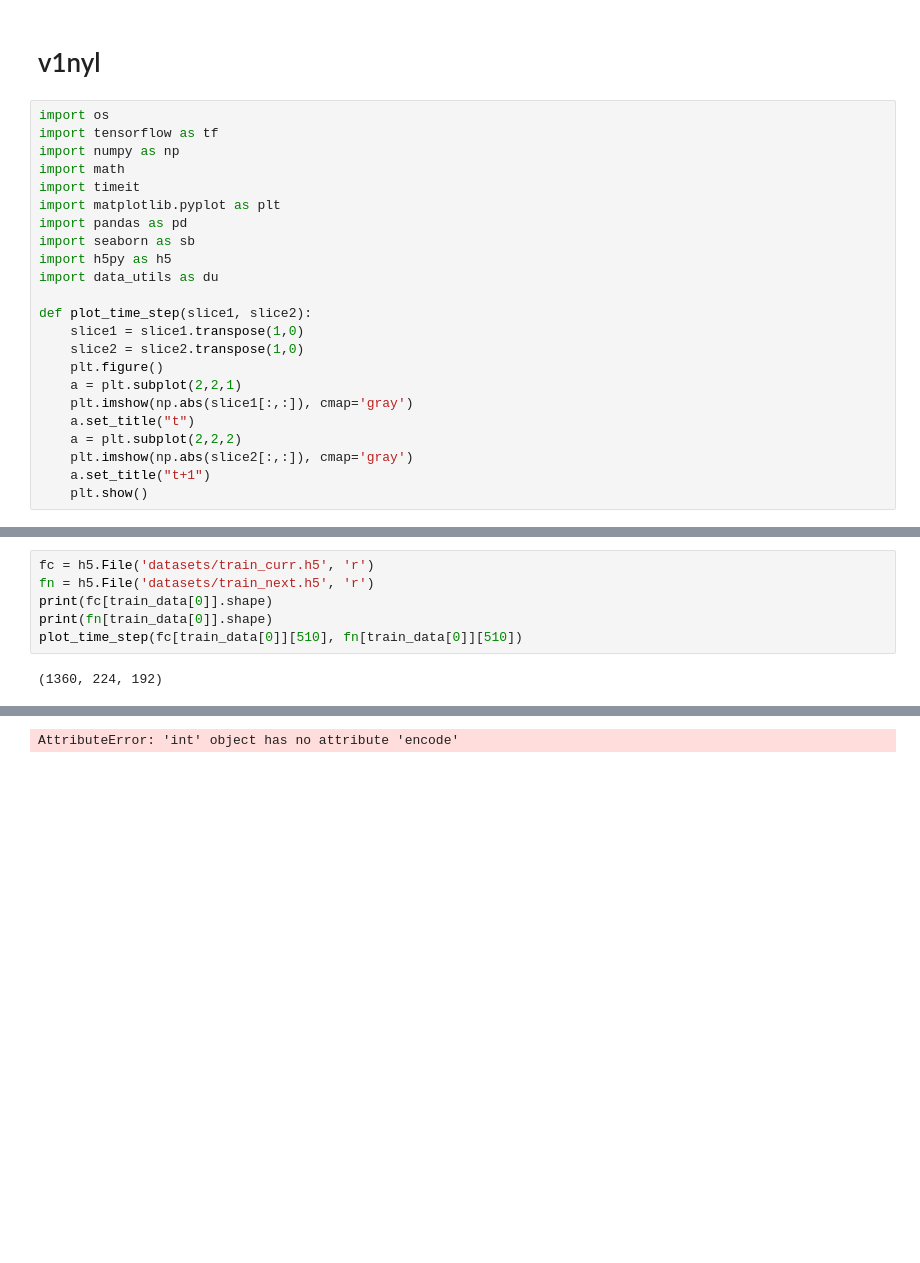
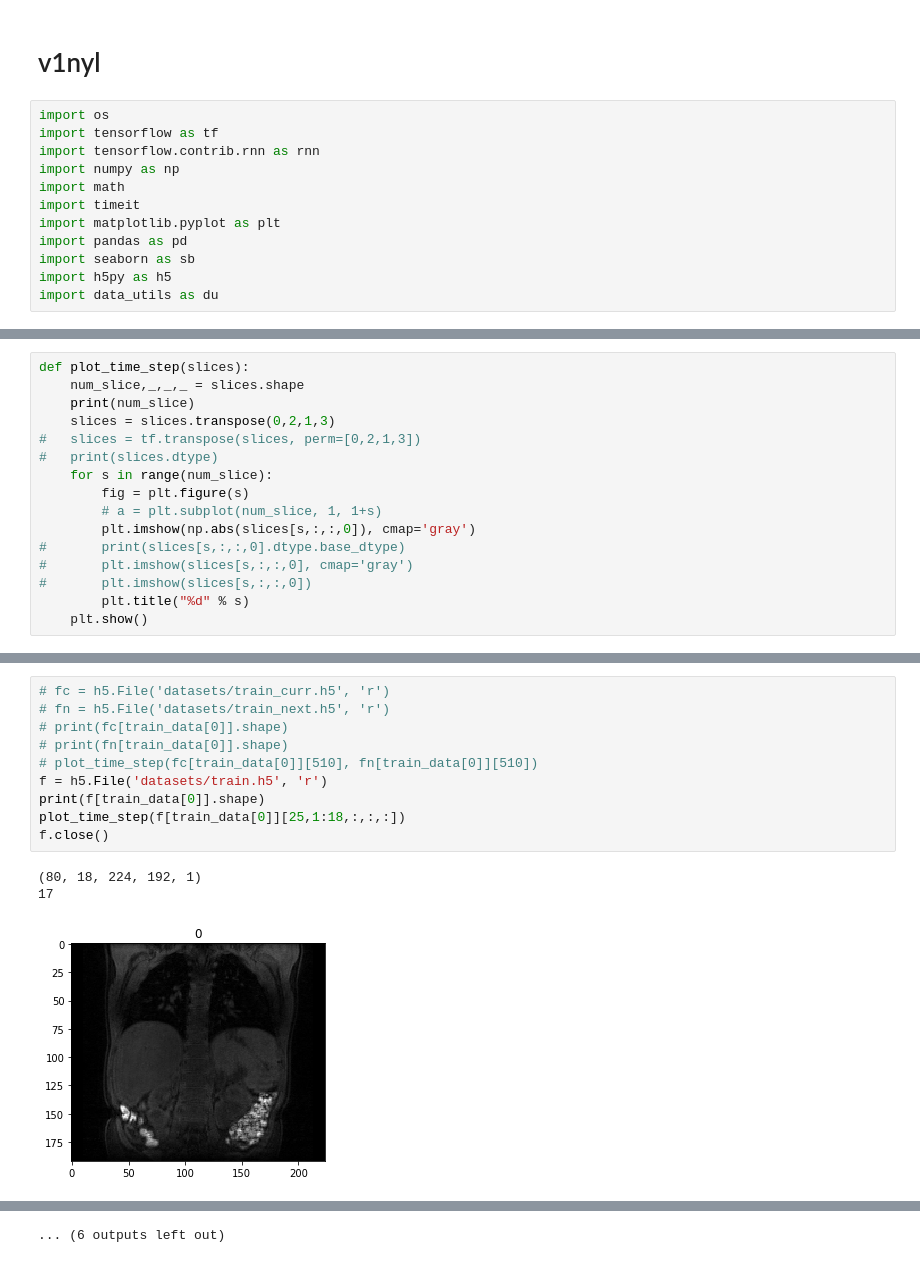
Before and after one commit to jjasonhe/PineappLeNet, a Jupyter notebook: v1nyl.ipynb, the cells around one changed output, grey strips where cells are left out. Saved outputs shown, nothing was run; the diff lists cells and outputs as text; blank space fills up the shorter version.

```diff
--- a/v1nyl.ipynb
+++ b/v1nyl.ipynb
@@ -3,6 +3,7 @@
 # %%
 import os
 import tensorflow as tf
+import tensorflow.contrib.rnn as rnn
 import numpy as np
 import math
 import timeit
@@ -11,15 +12,3 @@ import pandas as pd
 import seaborn as sb
 import h5py as h5
 import data_utils as du
-
-def plot_time_step(slice1, slice2):
-	slice1 = slice1.transpose(1,0)
-	slice2 = slice2.transpose(1,0)
-	plt.figure()
-	a = plt.subplot(2,2,1)
-	plt.imshow(np.abs(slice1[:,:]), cmap='gray')
-	a.set_title("t")
-	a = plt.subplot(2,2,2)
-	plt.imshow(np.abs(slice2[:,:]), cmap='gray')
-	a.set_title("t+1")
-	plt.show()
@@ -26,3 +19,19 @@ def plot_time_step(slice1, slice2):
+# %%
+def plot_time_step(slices):
+	num_slice,_,_,_ = slices.shape
+	print(num_slice)
+	slices = slices.transpose(0,2,1,3)
+#	slices = tf.transpose(slices, perm=[0,2,1,3])
+#	print(slices.dtype)
+	for s in range(num_slice):
+		fig = plt.figure(s)
+		# a = plt.subplot(num_slice, 1, 1+s)
+		plt.imshow(np.abs(slices[s,:,:,0]), cmap='gray')
+#		print(slices[s,:,:,0].dtype.base_dtype)
+# 		plt.imshow(slices[s,:,:,0], cmap='gray')
+#		plt.imshow(slices[s,:,:,0])
+		plt.title("%d" % s)
+	plt.show()
 # %%
 num_train, num_val, num_test = 70, 10, 20
 
@@ -30,8 +43,14 @@ train_data,val_data,test_data = du.create_dicts(num_train, num_val, num_test)
 # %%
-fc = h5.File('datasets/train_curr.h5', 'r')
-fn = h5.File('datasets/train_next.h5', 'r')
-print(fc[train_data[0]].shape)
-print(fn[train_data[0]].shape)
-plot_time_step(fc[train_data[0]][510], fn[train_data[0]][510])
+# fc = h5.File('datasets/train_curr.h5', 'r')
+# fn = h5.File('datasets/train_next.h5', 'r')
+# print(fc[train_data[0]].shape)
+# print(fn[train_data[0]].shape)
+# plot_time_step(fc[train_data[0]][510], fn[train_data[0]][510])
+f = h5.File('datasets/train.h5', 'r')
+print(f[train_data[0]].shape)
+plot_time_step(f[train_data[0]][25,1:18,:,:,:])
+f.close()
 # %% [output]
-(1360, 224, 192)
+(80, 18, 224, 192, 1)
+17
+[figure, added]
@@ -38 +67 @@ plot_time_step(fc[train_data[0]][510], fn[train_data[0]][510])
-AttributeError: 'int' object has no attribute 'encode'
+... (6 outputs left out)
```
Also changed, not shown: parts of 10 cells of this notebook.
